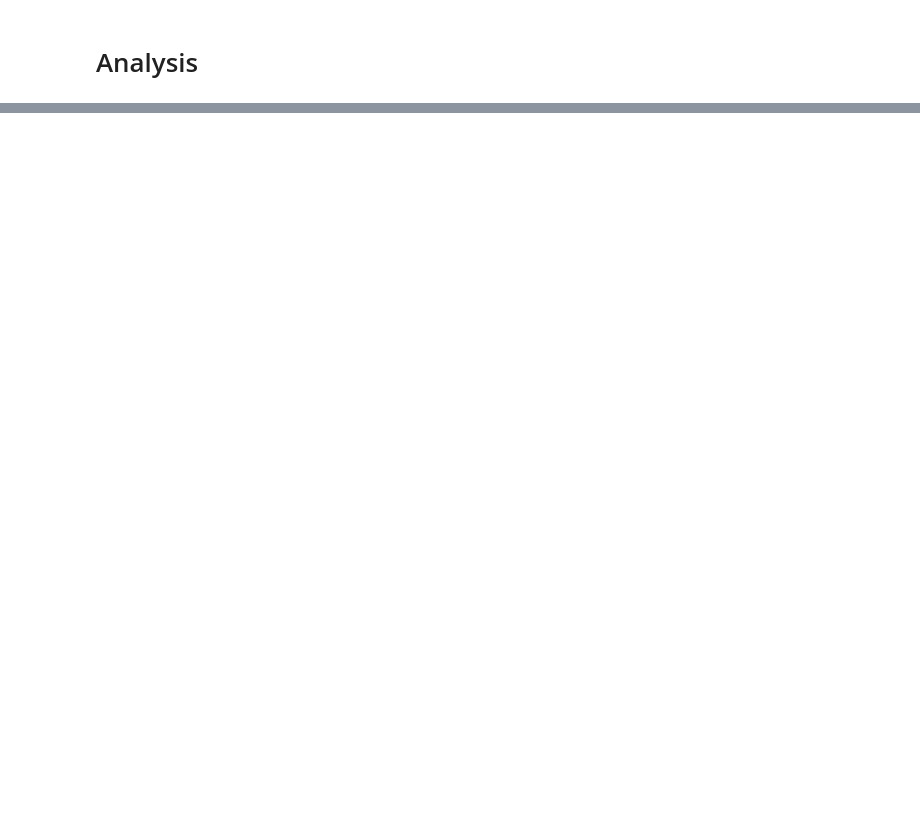
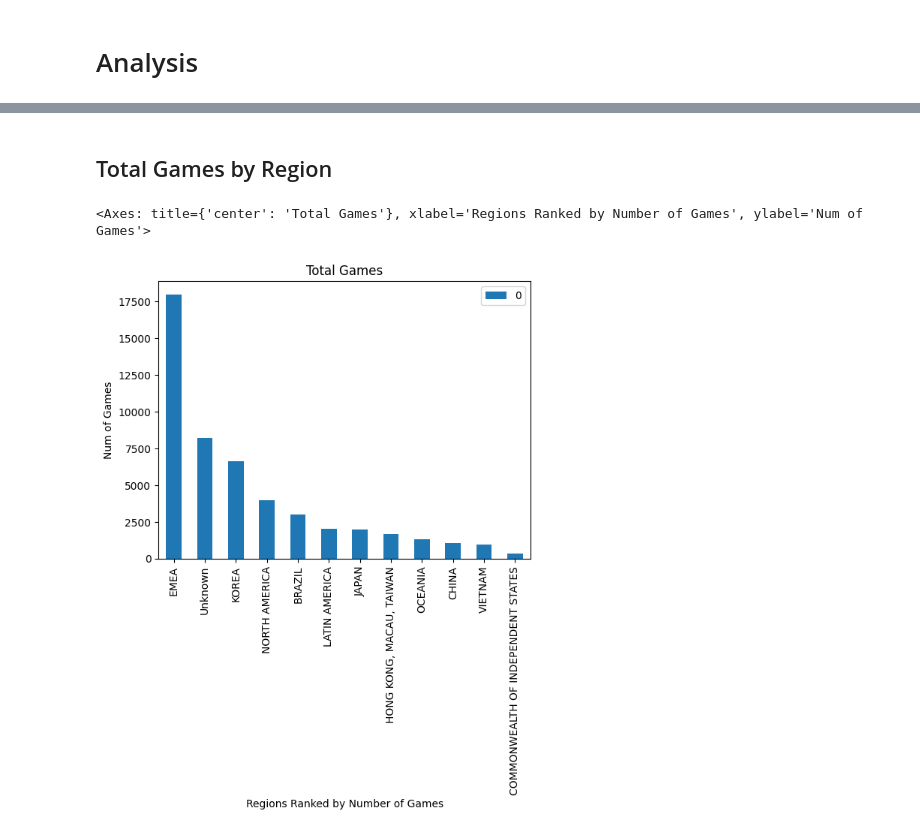
Before and after one commit to projectulterior/global-power-rankings, a Jupyter notebook: analyze/analysis.ipynb, the cells around one changed output, grey strips where cells are left out. Drawn from its saved outputs; the diff is of its cells as text; code cells hidden in the pictures; blank space fills up the shorter version.

```diff
--- a/analyze/analysis.ipynb
+++ b/analyze/analysis.ipynb
@@ -76,2 +98,40 @@ counts
+# %% [markdown]
+## Total Games by Region
+# %%
+regions = read('data/regions.json')
+
+gameCounts = {}
+for game in read('data/games.json'):
+    red = game['red_id'] if 'red_id' in game else ''
+    blue = game['blue_id'] if 'blue_id' in game else ''
+
+    redRegion = regions[red] if red in regions else 'UNKNOWN'
+    blueRegion = regions[blue] if blue in regions else 'UNKNOWN'
+
+    if redRegion in gameCounts:
+        gameCounts[redRegion] += 1
+    else: gameCounts[redRegion] = 1
+    if blueRegion in gameCounts:
+        gameCounts[blueRegion] += 1
+    else: gameCounts[blueRegion] = 1
+
+array = []
+for region, count in gameCounts.items():
+    array.append({'region': region, 'count': count})
+array.sort(key=lambda x: x['count'], reverse=True)
+# print('array: ', array)
+
+regions = []
+counts = []
+
+for c in array :
+    regions.append(c['region'])
+    counts.append(c['count'])
+
+df = pd.DataFrame(counts, index=regions)
+df.plot(kind='bar', title="Total Games", xlabel="Regions Ranked by Number of Games", ylabel="Num of Games")
+# %% [output]
+<Axes: title={'center': 'Total Games'}, xlabel='Regions Ranked by Number of Games', ylabel='Num of Games'>
+[figure, added]
 # %%
 from pyvis.network import Network
```
Also changed, not shown: parts of 5 cells of this notebook, 5 other files.
